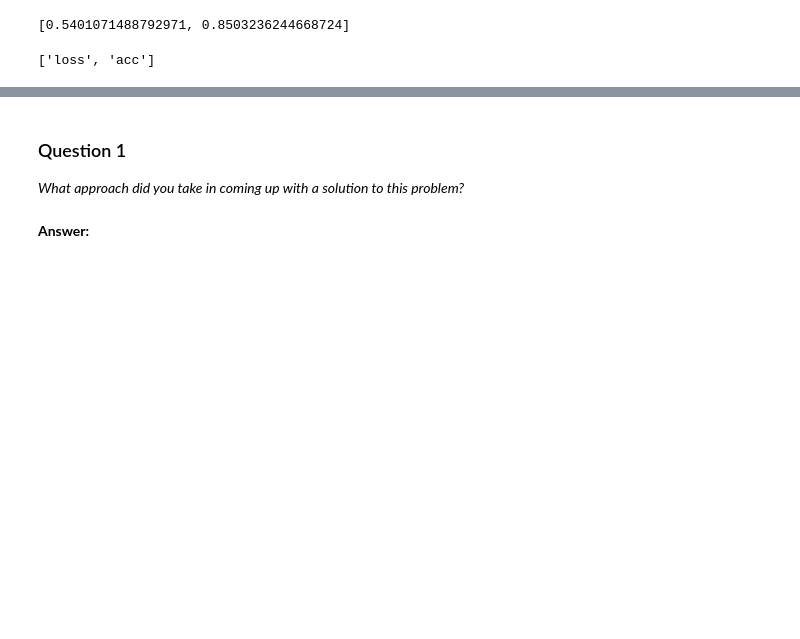
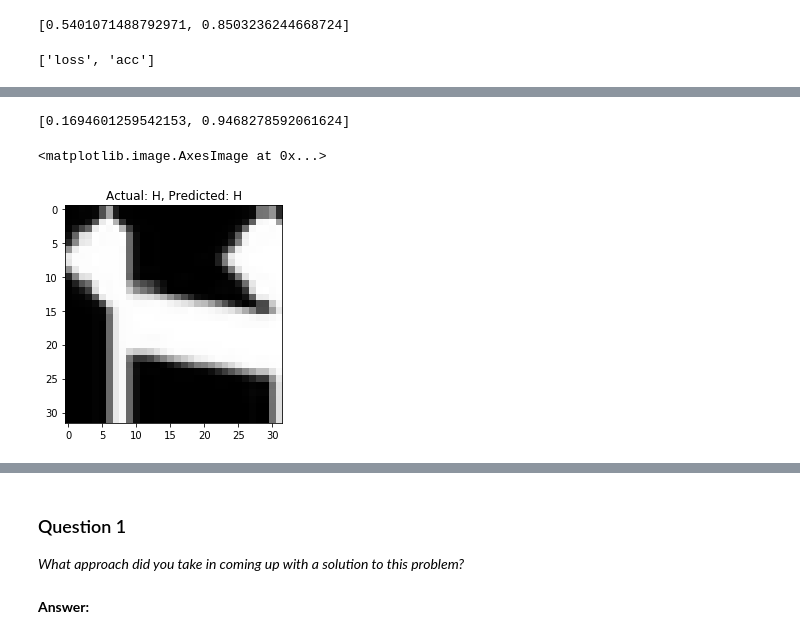
Before and after one commit to samiriff/MLND-digit-recognition, a Jupyter notebook: Copy_of_digit_recognition.ipynb, the cells around one changed output, grey strips where cells are left out. Cells and saved outputs as stored; diff of their text form; code cells hidden in the pictures; blank space fills up the shorter version.

Commit message:
Trained CNN with nonMNIST data

```diff
--- a/Copy_of_digit_recognition.ipynb
+++ b/Copy_of_digit_recognition.ipynb
@@ -344,0 +367,22 @@ files.download('model.png')
+# %%
+model = Sequential()
+model.add(Conv2D(32, (3, 3), padding='same', input_shape=(image_width, image_height, 3)))
+model.add(Activation('relu'))
+model.add(Conv2D(32, (3, 3)))
+model.add(Activation('relu'))
+model.add(MaxPooling2D(pool_size=(2, 2)))
+model.add(Dropout(rate=0.25))
+
+model.add(Conv2D(64, (3, 3), padding='same'))
+model.add(Activation('relu'))
+model.add(Conv2D(64, (3, 3)))
+model.add(Activation('relu'))
+model.add(MaxPooling2D(pool_size=(2, 2)))
+model.add(Dropout(rate=0.25))
+
+model.add(Flatten())
+model.add(Dense(512))
+model.add(Activation('relu'))
+model.add(Dropout(rate=0.5))
+model.add(Dense(num_classes))
+model.add(Activation('softmax'))
@@ -344,0 +413,13 @@ files.download('model.png')
+# %%
+optimizer = Adam(lr=0.001)
+# %%
+model.compile(loss='categorical_crossentropy', optimizer=optimizer, metrics=['accuracy'])
+# %%
+invalid_image_count = 0
+model.fit_generator(
+    generator=get_generator(train_generator),
+    steps_per_epoch=step_size_train,
+    validation_data=get_generator(validation_generator),
+    validation_steps=step_size_valid,
+    epochs=10
+)
@@ -344,0 +460,13 @@ files.download('model.png')
+# %%
+model.evaluate_generator(get_generator(evaluation_generator), steps=step_size_evaluation)
+# %% [output]
+[0.1694601259542153, 0.9468278592061624]
+# %%
+item = next(validation_generator)
+actual = get_label(np.argmax(item[1]))
+predicted = get_label(model.predict_classes(item[0][0][None]))
+plt.title("Actual: " + actual + ", Predicted: " + predicted)
+plt.imshow(item[0][0])
+# %% [output]
+<matplotlib.image.AxesImage at 0x...>
+[figure, added]
```
Also changed, not shown: parts of 14 cells of this notebook.
